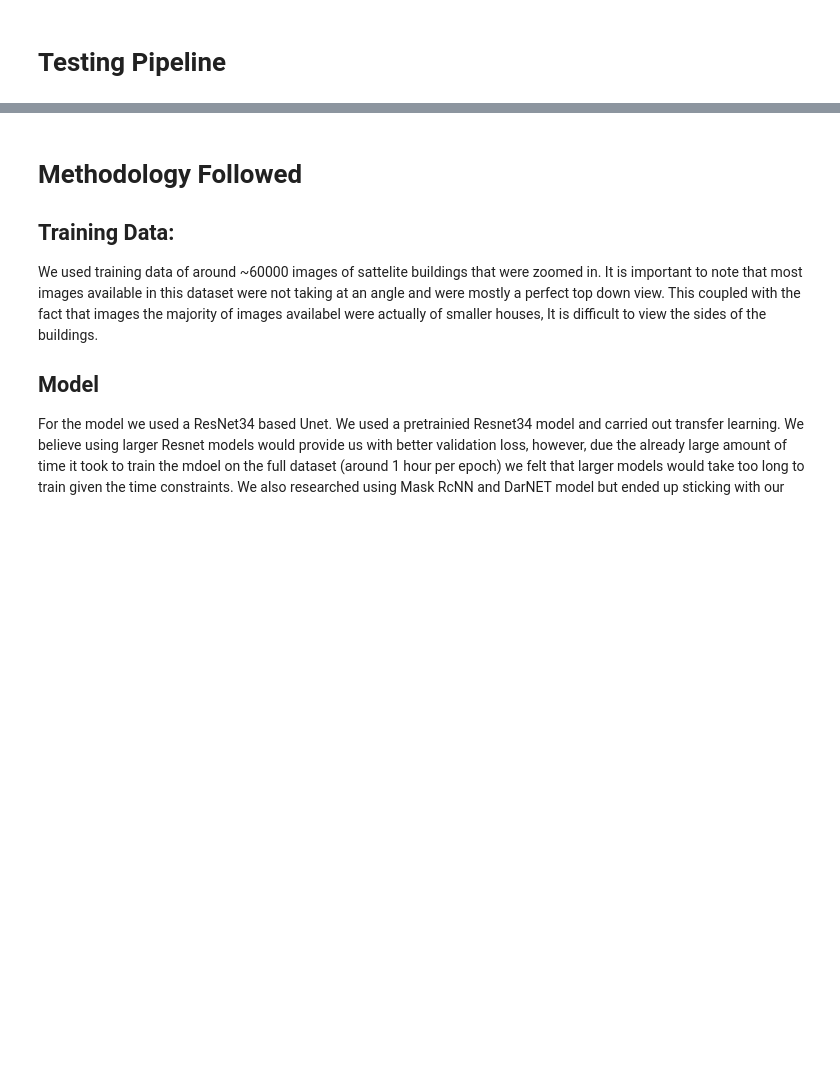
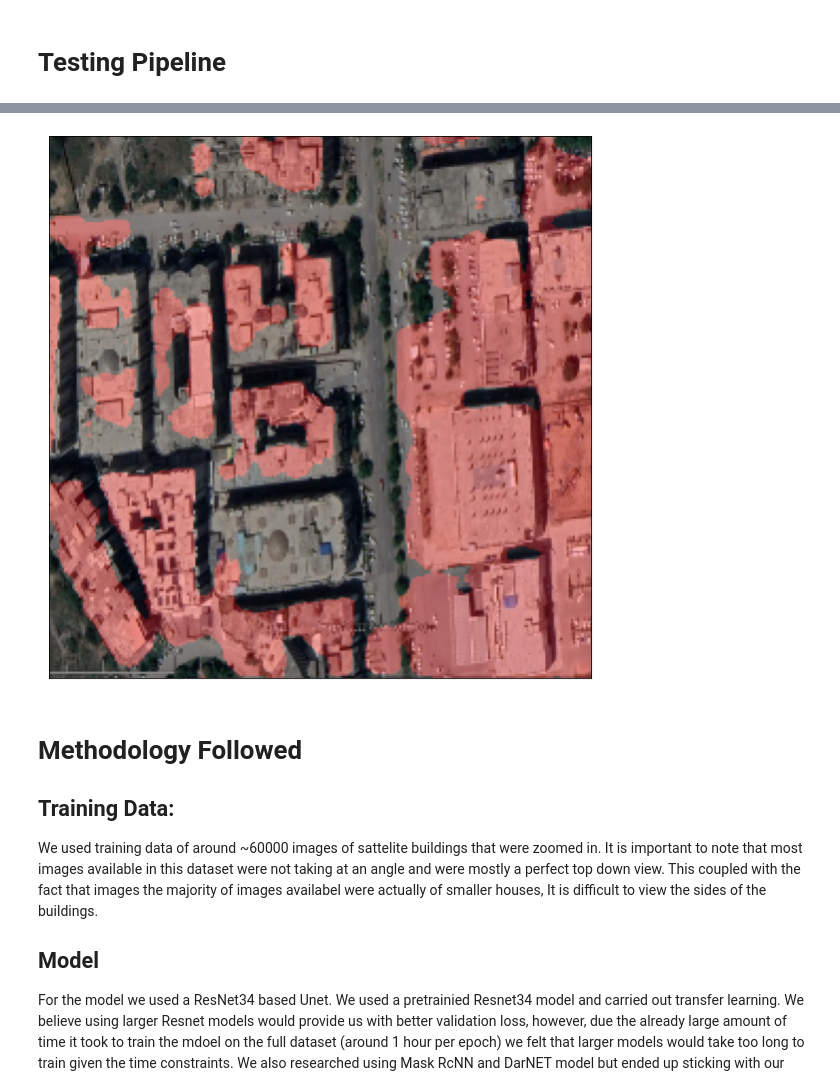
Before and after one commit to nullptr-code/CS437_Project, a Jupyter notebook: building_segmentation.ipynb, the cells around one changed output, grey strips where cells are left out. Drawn from its saved outputs; the diff is of its cells as text; code cells hidden in the pictures; blank space fills up the shorter version.

```diff
--- a/building_segmentation.ipynb
+++ b/building_segmentation.ipynb
@@ -442,3 +450,28 @@ Ground Truth
+# %%
+image = imread("lums_image/isb3.jpg")
+
+output = data_transforms["image"](image).to(device=device)
+output = output.reshape(1, *output.shape)
+output = torch.sigmoid(model(output))
+output = output[0].permute(1, 2, 0).detach().cpu().numpy()
+output = cv2.merge((output, output, output))
+output = threshold(output, 0.3)
+
+output = output.astype(np.uint8) * 255
+
+for i in range(output.shape[0]):
+    for j in range(output.shape[0]):
+        if output[i][j][0] == 255:
+            output[i][j] = [255, 0, 0]
+
+
+image = cv2.resize(image, (ROWS, COLS))
+visual = cv2.addWeighted(image, 0.7, output, 0.3, 1)
+
+
+showImage(visual)
+# %% [output]
+[figure, added]
 # %% [markdown]
 # Methodology Followed
 
```
Also changed, not shown: parts of 3 cells of this notebook, 4 other files.
